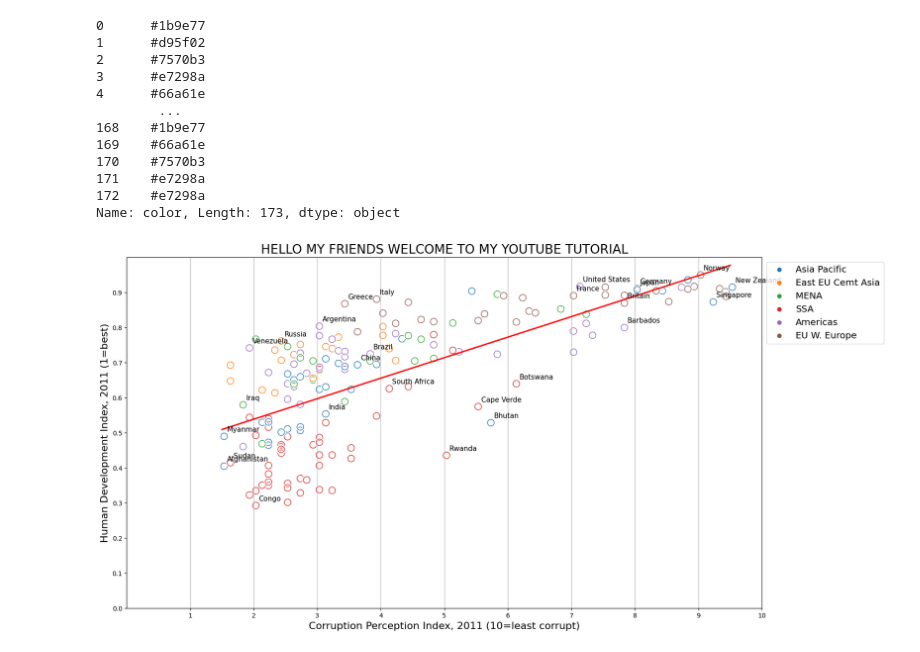
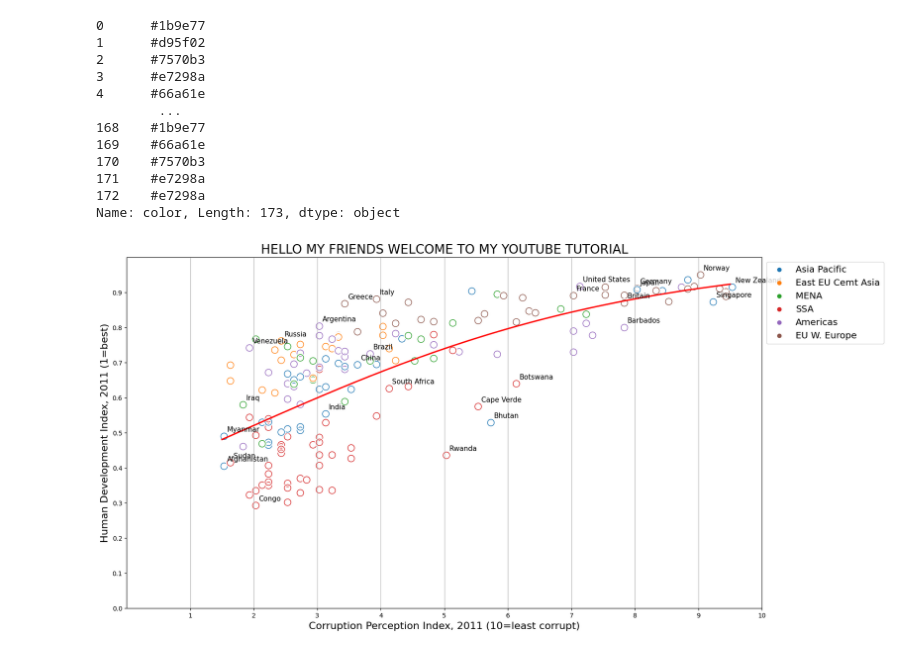
Before and after one commit to ImGilbes/data-visualization, a Jupyter notebook: dat_plot.ipynb, the cells around one changed output. Cells and saved outputs as stored; diff of their text form; code cells hidden in the pictures.

```diff
--- a/dat_plot.ipynb
+++ b/dat_plot.ipynb
@@ -80,7 +98,7 @@ sns.scatterplot(x = "CPI", y = "HDI", data = df, hue="Region", color=color_list,
 
 ax = sns.regplot(x = "CPI", y = "HDI", data = df,
                  ci=0, #confidence interval
-                 logistic=False,
+                 logistic=True,
                  #scatter_kws={"s":30},
                  color="red",
                  scatter=False
@@ -95,34 +113,34 @@ for i,country in enumerate(df.Country):
 
 plt.ylim(0, 1)
 plt.xlim(0,10)
 
 plt.xticks(range(1,11))
 plt.yticks(np.arange(start=0, stop=1, step=0.1))
 
 
 plt.xlabel("Corruption Perception Index, 2011 (10=least corrupt)", fontsize=16.0)
 plt.ylabel("Human Development Index, 2011 (1=best)", fontsize=16.0)
 plt.title("HELLO MY FRIENDS WELCOME TO MY YOUTUBE TUTORIAL", fontsize=20.0)
 
 ax.legend(loc='upper left', bbox_to_anchor=(1, 1), fontsize='x-large')
 
 #ax.set(xlabel="Corruprion Perception Index, 2011 (10=least corrupt)", ylabel='common ylabel')
 
 plt.show()
 # %% [output]
 0      #1b9e77
 1      #d95f02
 2      #7570b3
 3      #e7298a
 4      #66a61e
         ...
 168    #1b9e77
 169    #66a61e
 170    #7570b3
 171    #e7298a
 172    #e7298a
 Name: color, Length: 173, dtype: object
-[figure, old version]
+[figure, new version]
 # %%
 df = pd.read_csv("datasets/sankey.csv")
 # FROM TO VALUE (43,3)
```
Also changed, not shown: parts of 5 cells of this notebook, 1 other file.
